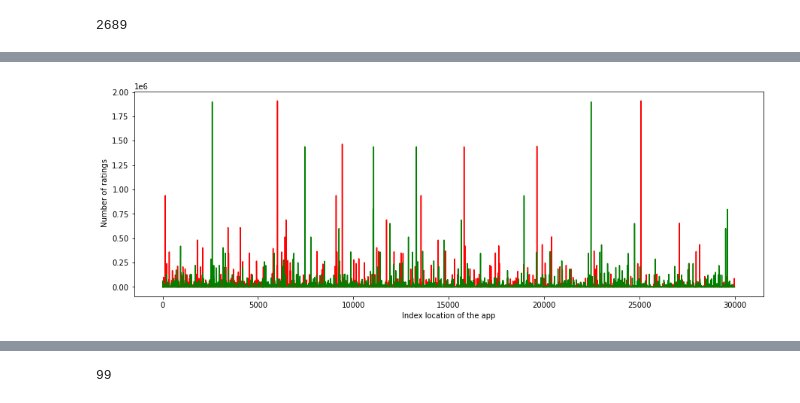
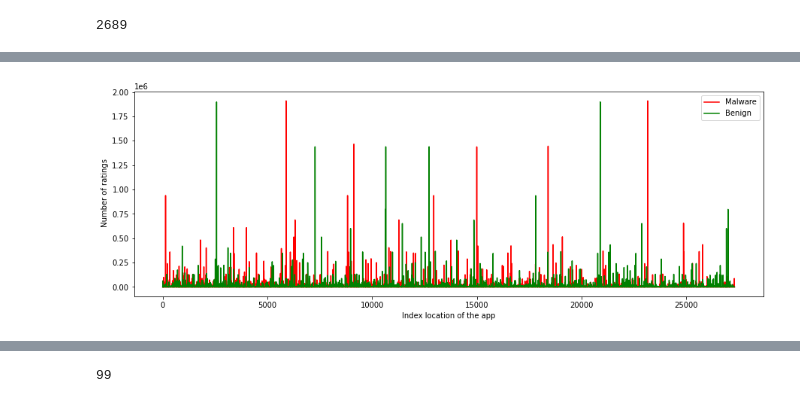
Before and after one commit to manisha-dhanuka/Supervised-Classification, a Jupyter notebook: Android_Authenticity_Prediction.ipynb, the cells around one changed output, grey strips where cells are left out. Cells and saved outputs as stored; diff of their text form; code cells hidden in the pictures.

```diff
--- a/Android_Authenticity_Prediction.ipynb
+++ b/Android_Authenticity_Prediction.ipynb
@@ -485,7 +477,7 @@ def danger_perm_count(x):
     global danger_perm
     return float(x[danger_perm].sum())
 # %%
-df['Dangerous permissions count']= df.apply(danger_perm_count, axis=1)
+df.loc[df['Dangerous permissions count'].isnull(),['Dangerous permissions count']]= df.loc[df['Dangerous permissions count'].isnull()].apply(danger_perm_count, axis=1)
 # %%
 # Filling null values of related apps as empty string since can't extrapolate them:
 df['Related apps'] = df['Related apps'].fillna('')
@@ -514,7 +506,7 @@ df.duplicated().sum()
 2689
 # %%
 # Dropping the duplicates:
-df= df.drop_duplicates()
+df= df.drop_duplicates().reset_index()
 # %%
 # effective shape after basic pre-processing:
 df.shape
@@ -548,8 +559,12 @@ plt.ylabel(" Number of apps with that ratings");
 # %%
 # Analysing the number of ratings each app is getting:
 plt.figure(figsize = (15,5))
-plt.plot(df.loc[df['Class'] ==1,'Number of ratings'], c = 'r')
-plt.plot(df.loc[df['Class'] == 0,'Number of ratings'], c = 'g')
+plt.plot(df.loc[df['Class'] ==1,'Number of ratings'], c = 'r',label = 'Malware')
+plt.plot(df.loc[df['Class'] == 0,'Number of ratings'], c = 'g',label = 'Benign')
 plt.xlabel('Index location of the app')
-plt.ylabel(" Number of ratings");
+plt.ylabel(" Number of ratings")
+
+plt.legend()
+plt.savefig("Number of Ratings-Class.png")
+files.download("Number of Ratings-Class.png");
 # %% [output]
@@ -556,2 +573,2 @@ plt.ylabel(" Number of ratings");
-[figure, old version]
+[figure, new version]
 # %%
```
Also changed, not shown: parts of 73 cells of this notebook.
